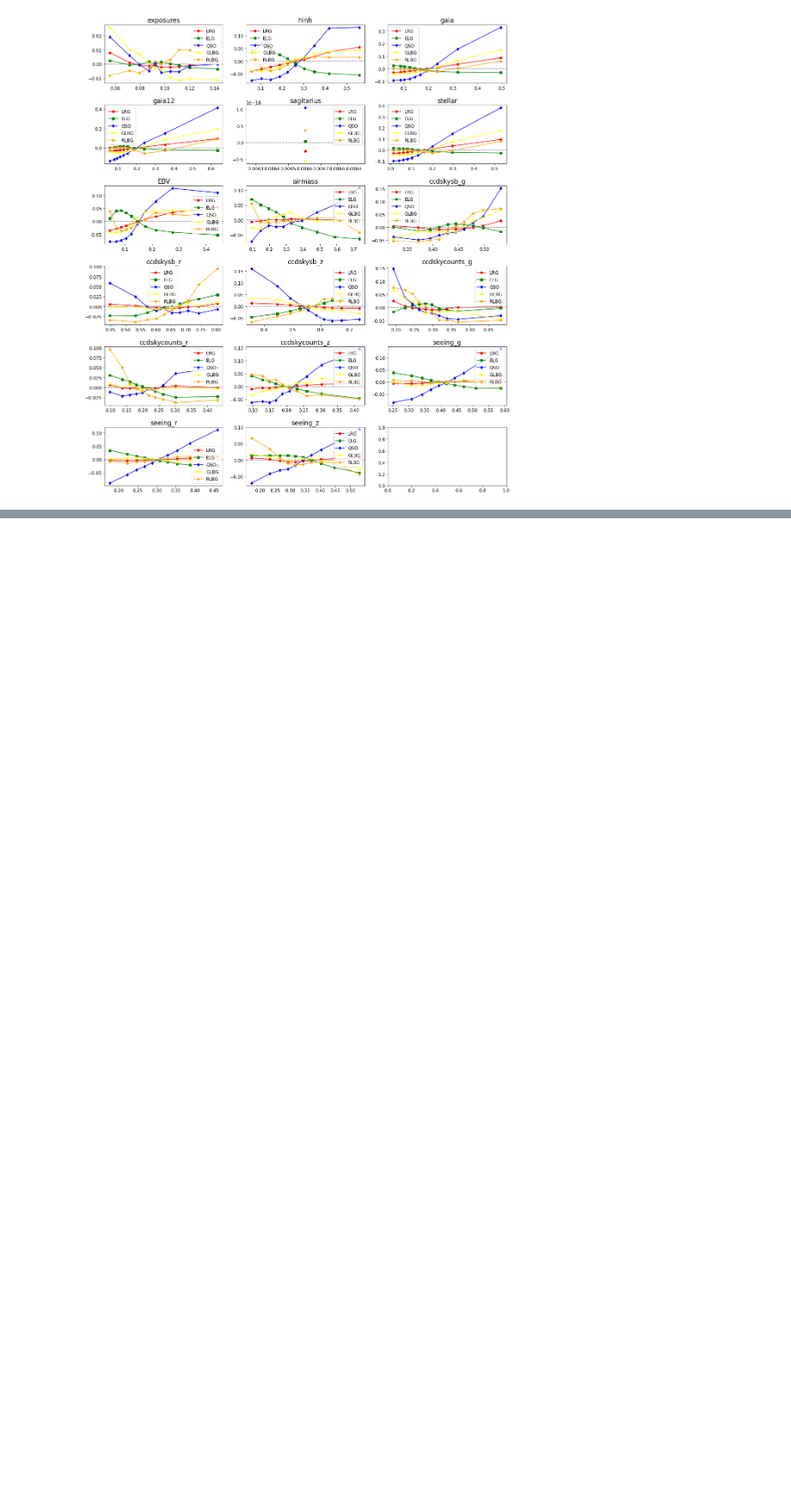
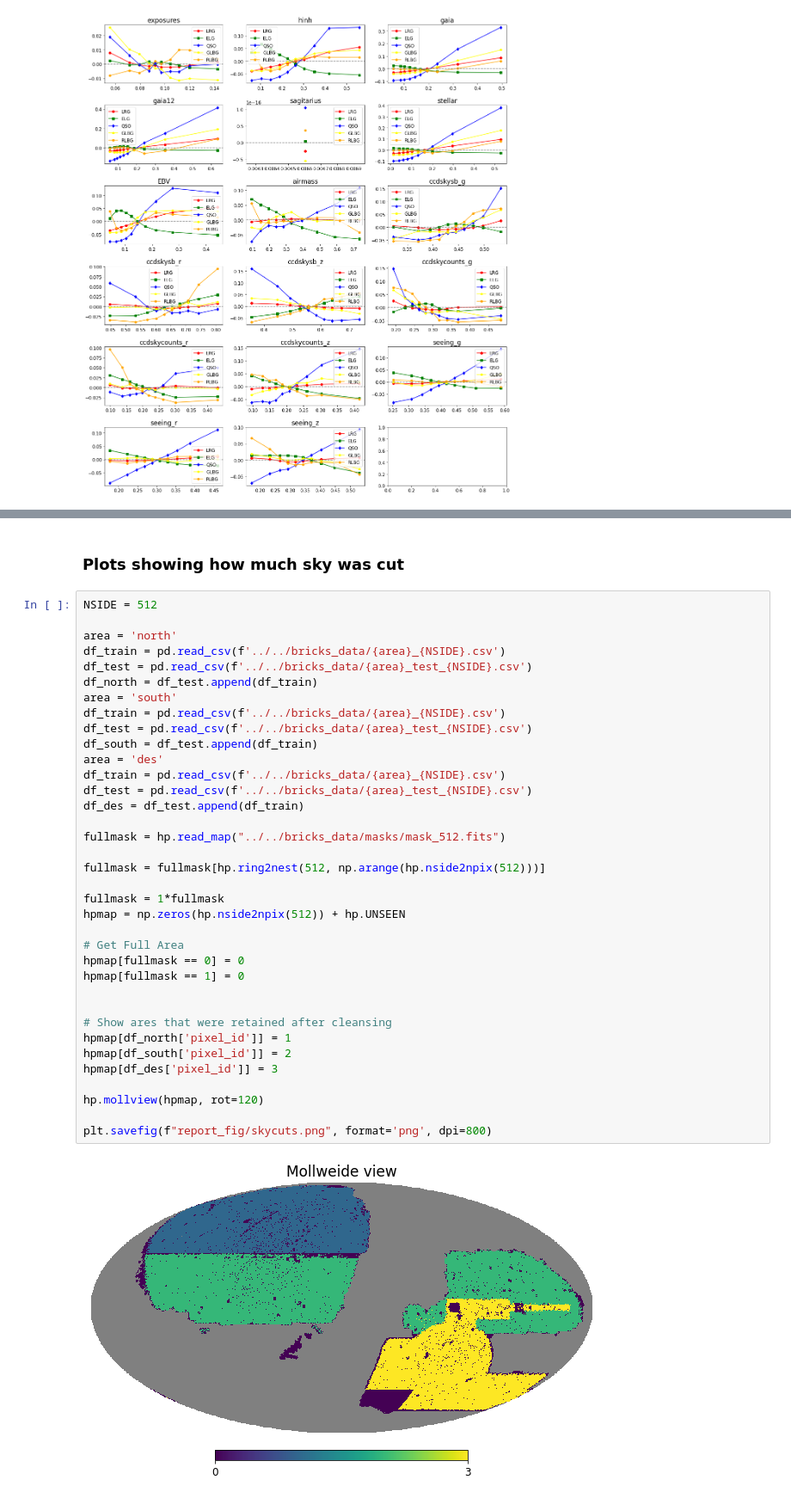
Before and after one commit to elleggert/astrostatistics, a Jupyter notebook: models/regression/paper_plots.ipynb, the cells around one changed output, grey strips where cells are left out. Shown at 86% size. Drawn from its saved outputs; the diff is of its cells as text; blank space fills up the shorter version.

```diff
--- a/models/regression/paper_plots.ipynb
+++ b/models/regression/paper_plots.ipynb
@@ -229,0 +303,40 @@ fig.tight_layout()
+# %% [markdown]
+### Plots showing how much sky was cut
+# %%
+NSIDE = 512
+
+area = 'north'
+df_train = pd.read_csv(f'../../bricks_data/{area}_{NSIDE}.csv')
+df_test = pd.read_csv(f'../../bricks_data/{area}_test_{NSIDE}.csv')
+df_north = df_test.append(df_train)
+area = 'south'
+df_train = pd.read_csv(f'../../bricks_data/{area}_{NSIDE}.csv')
+df_test = pd.read_csv(f'../../bricks_data/{area}_test_{NSIDE}.csv')
+df_south = df_test.append(df_train)
+area = 'des'
+df_train = pd.read_csv(f'../../bricks_data/{area}_{NSIDE}.csv')
+df_test = pd.read_csv(f'../../bricks_data/{area}_test_{NSIDE}.csv')
+df_des = df_test.append(df_train)
+
+fullmask = hp.read_map("../../bricks_data/masks/mask_512.fits")
+
+fullmask = fullmask[hp.ring2nest(512, np.arange(hp.nside2npix(512)))]
+
+fullmask = 1*fullmask
+hpmap = np.zeros(hp.nside2npix(512)) + hp.UNSEEN
+
+# Get Full Area
+hpmap[fullmask == 0] = 0
+hpmap[fullmask == 1] = 0
+
+
+# Show ares that were retained after cleansing
+hpmap[df_north['pixel_id']] = 1
+hpmap[df_south['pixel_id']] = 2
+hpmap[df_des['pixel_id']] = 3
+
+hp.mollview(hpmap, rot=120)
+
+plt.savefig(f"report_fig/skycuts.png", format='png', dpi=800)
+# %% [output]
+[figure, added]
```
Also changed, not shown: parts of 4 cells of this notebook.
